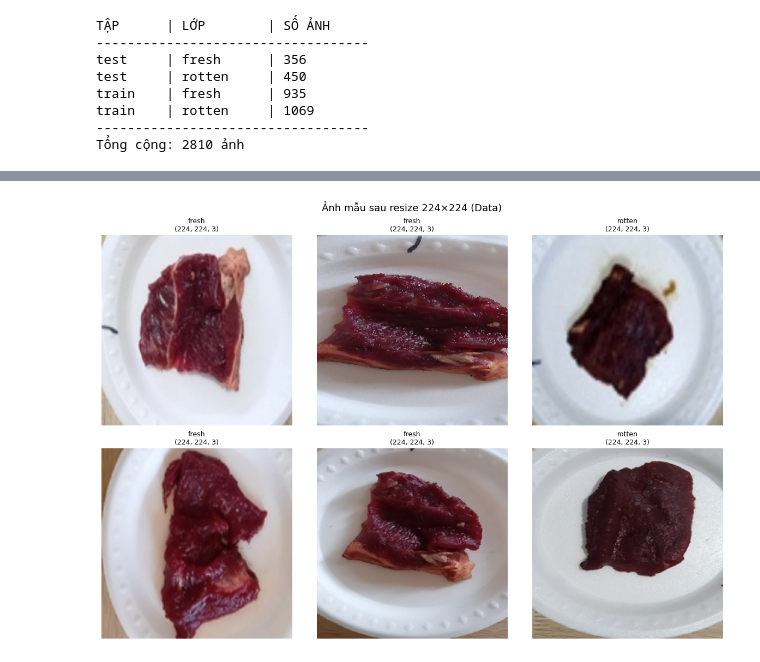
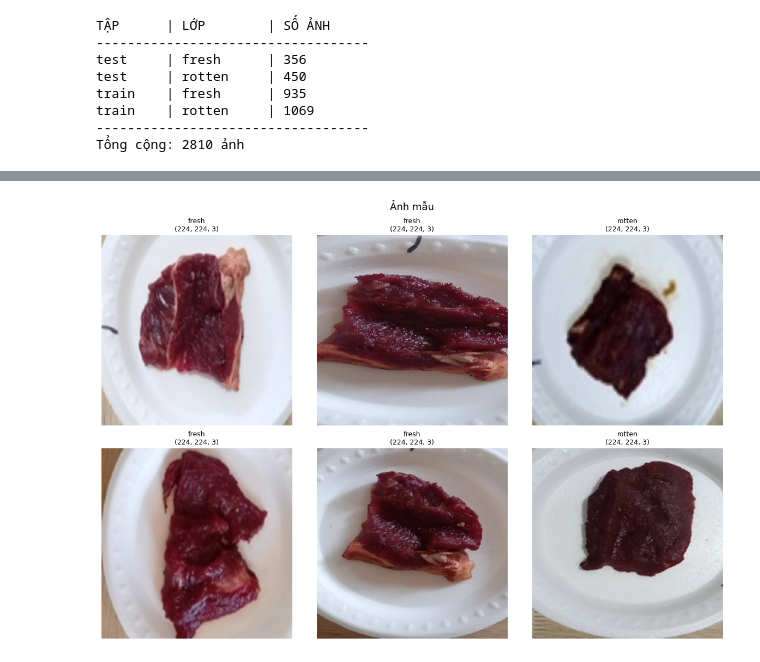
Before and after one commit to dhiyen/classifying-the-freshness-of-beef, a Jupyter notebook: code/Processing.ipynb, the cells around one changed output, grey strips where cells are left out. Drawn from its saved outputs; the diff is of its cells as text; code cells hidden in the pictures.

```diff
--- a/code/Processing.ipynb
+++ b/code/Processing.ipynb
@@ -184,28 +213,28 @@ HOÀN TẤT resize!
 # %%
 # Hiển thị ảnh ngẫu nhiên từ Data để xác nhận
 all_imgs = []
 for root, _, files in os.walk(DATA_DIR):
     for f in files:
         if f.lower().endswith(('.jpg', '.jpeg', '.png', '.bmp')):
             all_imgs.append(os.path.join(root, f))
 
 random.seed(SEED)
 sample = random.sample(all_imgs, min(6, len(all_imgs)))
 
 fig, axes = plt.subplots(2, 3, figsize=(12, 8))
 for ax, img_path in zip(axes.flat, sample):
     img = cv2.imread(img_path)
     img_rgb = cv2.cvtColor(img, cv2.COLOR_BGR2RGB)
     label = os.path.basename(os.path.dirname(img_path))
     ax.imshow(img_rgb)
     ax.set_title(f"{label}\n{img_rgb.shape}", fontsize=9)
     ax.axis('off')
 
 plt.tight_layout()
-plt.suptitle("Ảnh mẫu sau resize 224×224 (Data)", fontsize=13, y=1.02)
+plt.suptitle("Ảnh mẫu", fontsize=13, y=1.02)
 plt.show()
 # %% [output]
-[figure, old version]
+[figure, new version]
 # %%
 # 3. Chia tập dữ liệu
 K_FOLDS = 5
```
Also changed, not shown: parts of 2 cells of this notebook, 4 other files.
